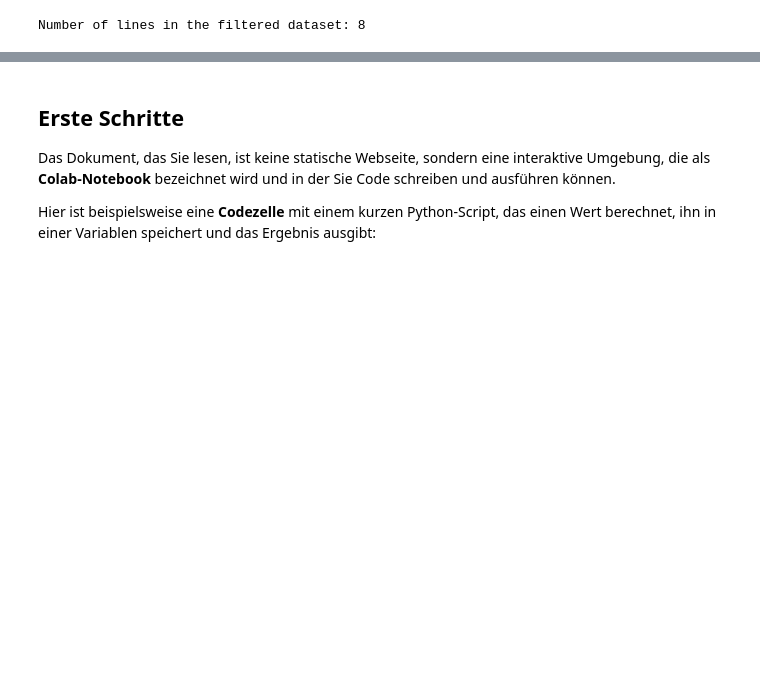
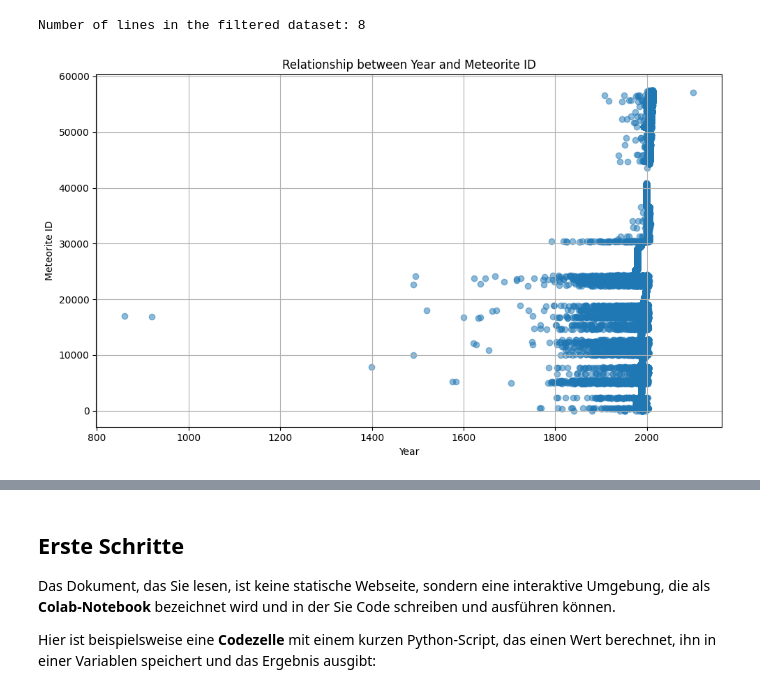
Before and after one commit to RuthieRB/Testrepository, a Jupyter notebook: LB1/CODE/Meteorite2.ipynb, the cells around one changed output, grey strips where cells are left out. Saved outputs shown, nothing was run; the diff lists cells and outputs as text; code cells hidden in the pictures; blank space fills up the shorter version.

```diff
--- a/LB1/CODE/Meteorite2.ipynb
+++ b/LB1/CODE/Meteorite2.ipynb
@@ -295,3 +295,25 @@ num_lines = filtered_df.shape[0]  # Using shape attribute
 print(f"Number of lines in the filtered dataset: {num_lines}")
 # %% [output]
 Number of lines in the filtered dataset: 8
+# %%
+import pandas as pd
+import matplotlib.pyplot as plt
+
+# Load the data (adjust path if needed)
+df = pd.read_csv('sample_data/meteorite_landings.csv')
+
+# Extract the relevant columns
+year = df['year']
+meteorite_id = df['id']
+
+# Create the scatter plot
+plt.figure(figsize=(10, 6))  # Adjust figure size as needed
+plt.scatter(year, meteorite_id, alpha=0.5)  # alpha for transparency
+plt.xlabel('Year')
+plt.ylabel('Meteorite ID')
+plt.title('Relationship between Year and Meteorite ID')
+plt.grid(True)  # Add grid lines for better readability
+plt.tight_layout()
+plt.show()
+# %% [output]
+[figure, added]
```
Also changed, not shown: parts of 1 cell of this notebook.
